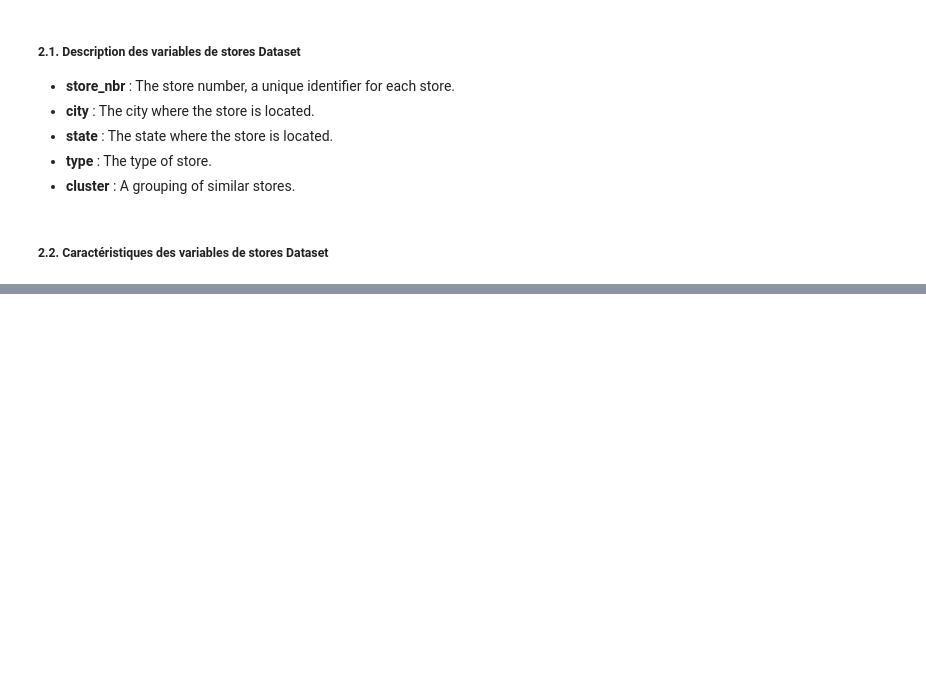
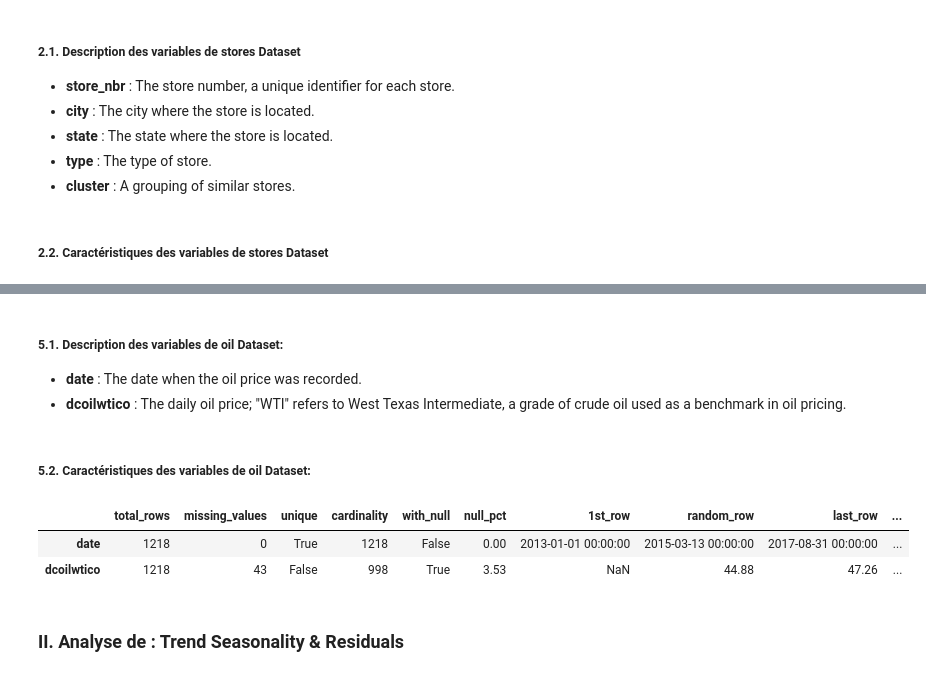
Before and after one commit to ikarioh/competiton_kaggle, a Jupyter notebook: 01_Exploration_&_Datavisualisation.ipynb, the cells around one changed output, grey strips where cells are left out. Drawn from its saved outputs; the diff is of its cells as text; code cells hidden in the pictures; blank space fills up the shorter version.

```diff
--- a/01_Exploration_&_Datavisualisation.ipynb
+++ b/01_Exploration_&_Datavisualisation.ipynb
@@ -264,0 +225,14 @@ transferred - Indicates whether the holiday was transferred to another date (Tru
+# %% [markdown]
+##### **5.1.  Description des variables de oil Dataset:**
+- **date** : The date when the oil price was recorded.
+- **dcoilwtico** : The daily oil price; "WTI" refers to West Texas Intermediate, a grade of crude oil used as a benchmark in oil pricing.
+# %% [markdown]
+##### **5.2.  Caractéristiques des variables de oil Dataset:**
+# %%
+inspect_columns(oil)
+# %% [output]
+|  | total_rows | missing_values | unique | cardinality | with_null | null_pct | 1st_row | random_row | last_row | ... |
+| date | 1218 | 0 | True | 1218 | False | 0.00 | 2013-01-01 00:00:00 | 2015-03-13 00:00:00 | 2017-08-31 00:00:00 | ... |
+| dcoilwtico | 1218 | 43 | False | 998 | True | 3.53 | NaN | 44.88 | 47.26 | ... |
+# %% [markdown]
+### II.  Analyse de : Trend Seasonality & Residuals
```
Also changed, not shown: parts of 28 cells of this notebook.
